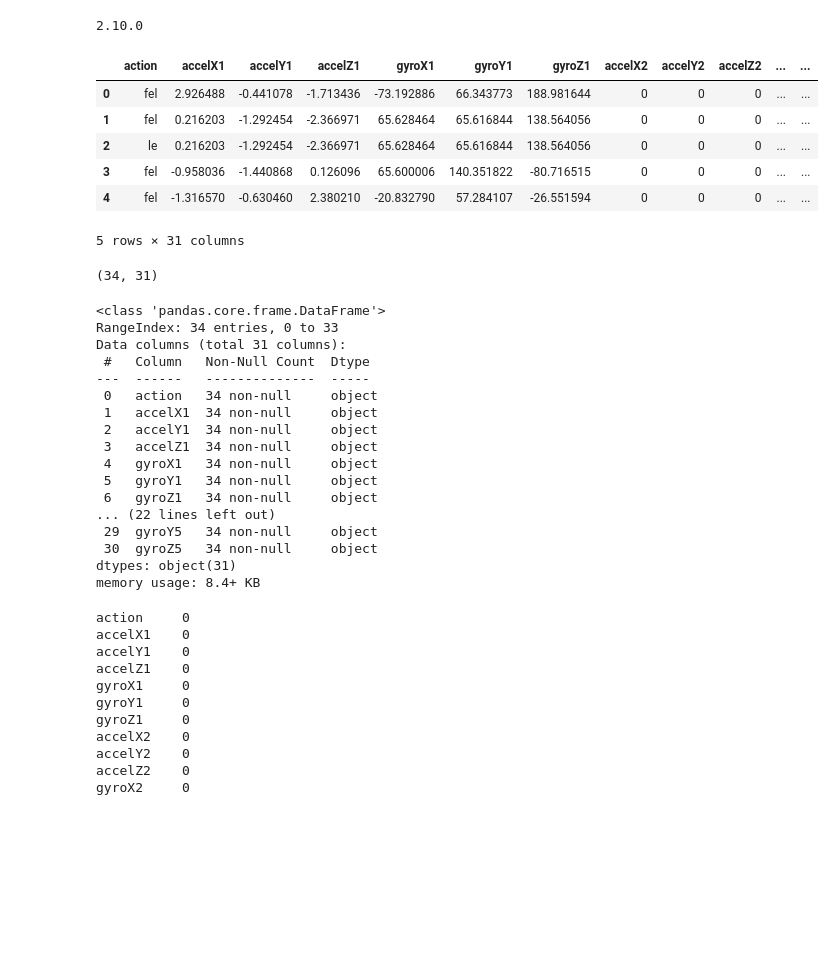
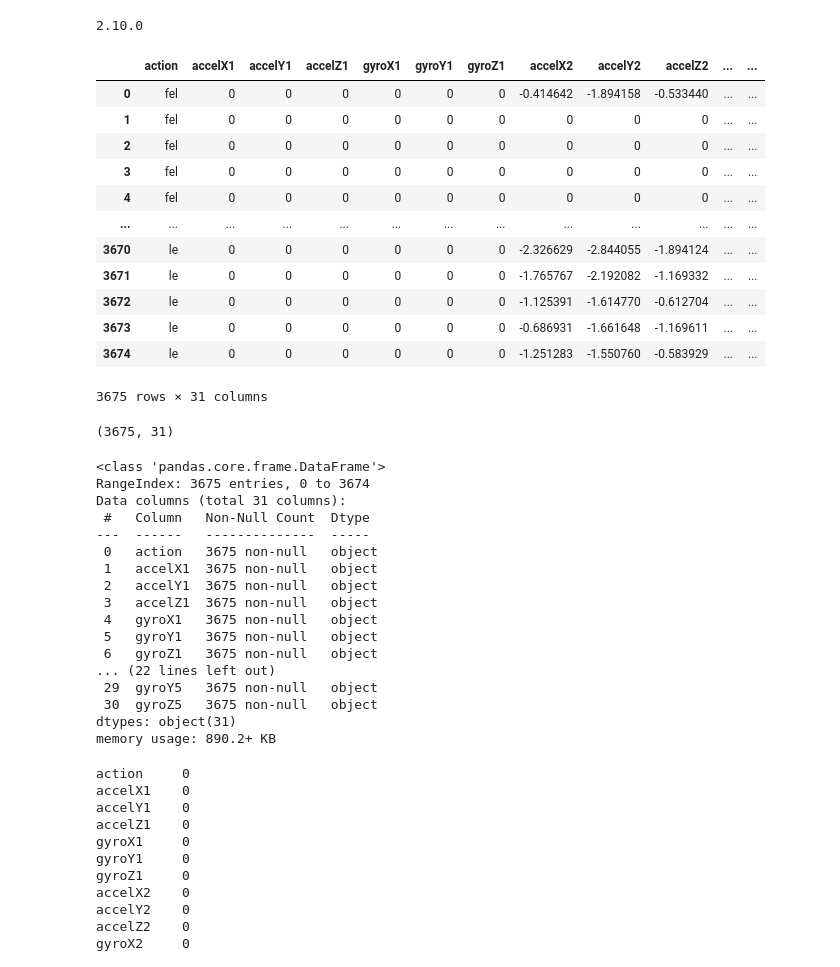
Before and after one commit to csabakoos/projektmunka, a Jupyter notebook: notebooks/model_generator/model_generator.ipynb, the cells around one changed output. Drawn from its saved outputs; the diff is of its cells as text; code cells hidden in the pictures; blank space fills up the shorter version.

```diff
--- a/notebooks/model_generator/model_generator.ipynb
+++ b/notebooks/model_generator/model_generator.ipynb
@@ -16,53 +16,60 @@ from sklearn.model_selection import train_test_split
 from sklearn.preprocessing import StandardScaler, LabelEncoder
 # %%
 results = []
-with open("../serial_collector/collected_data1.csv") as csvfile:
+with open("../serial_collector/x.csv") as csvfile:
     reader = csv.reader(csvfile, quoting=csv.QUOTE_NONE) # change contents to floats
     for row in reader: # each row is a list
         results.append(row)
 
 dataset = results
-columns = ['action', 'accelX1', 'accelY1', 'accelZ1', 'gyroX1', 'gyroY1', 'gyroZ1',
+columns = ['action',
+           'accelX1', 'accelY1', 'accelZ1', 'gyroX1', 'gyroY1', 'gyroZ1',
            'accelX2', 'accelY2', 'accelZ2', 'gyroX2', 'gyroY2', 'gyroZ2',
            'accelX3', 'accelY3', 'accelZ3', 'gyroX3', 'gyroY3', 'gyroZ3',
            'accelX4', 'accelY4', 'accelZ4', 'gyroX4', 'gyroY4', 'gyroZ4',
            'accelX5', 'accelY5', 'accelZ5', 'gyroX5', 'gyroY5', 'gyroZ5']
 data = pd.DataFrame(data = dataset, columns = columns)
-data.head()
+data
 # %% [output]
 |  | action | accelX1 | accelY1 | accelZ1 | gyroX1 | gyroY1 | gyroZ1 | accelX2 | accelY2 | accelZ2 | ... | ... |
-| 0 | fel | 2.926488 | -0.441078 | -1.713436 | -73.192886 | 66.343773 | 188.981644 | 0 | 0 | 0 | ... | ... |
-| 1 | fel | 0.216203 | -1.292454 | -2.366971 | 65.628464 | 65.616844 | 138.564056 | 0 | 0 | 0 | ... | ... |
-| 2 | le | 0.216203 | -1.292454 | -2.366971 | 65.628464 | 65.616844 | 138.564056 | 0 | 0 | 0 | ... | ... |
-| 3 | fel | -0.958036 | -1.440868 | 0.126096 | 65.600006 | 140.351822 | -80.716515 | 0 | 0 | 0 | ... | ... |
-| 4 | fel | -1.316570 | -0.630460 | 2.380210 | -20.832790 | 57.284107 | -26.551594 | 0 | 0 | 0 | ... | ... |
+| 0 | fel | 0 | 0 | 0 | 0 | 0 | 0 | -0.414642 | -1.894158 | -0.533440 | ... | ... |
+| 1 | fel | 0 | 0 | 0 | 0 | 0 | 0 | 0 | 0 | 0 | ... | ... |
+| 2 | fel | 0 | 0 | 0 | 0 | 0 | 0 | 0 | 0 | 0 | ... | ... |
+| 3 | fel | 0 | 0 | 0 | 0 | 0 | 0 | 0 | 0 | 0 | ... | ... |
+| 4 | fel | 0 | 0 | 0 | 0 | 0 | 0 | 0 | 0 | 0 | ... | ... |
+| ... | ... | ... | ... | ... | ... | ... | ... | ... | ... | ... | ... | ... |
+| 3670 | le | 0 | 0 | 0 | 0 | 0 | 0 | -2.326629 | -2.844055 | -1.894124 | ... | ... |
+| 3671 | le | 0 | 0 | 0 | 0 | 0 | 0 | -1.765767 | -2.192082 | -1.169332 | ... | ... |
+| 3672 | le | 0 | 0 | 0 | 0 | 0 | 0 | -1.125391 | -1.614770 | -0.612704 | ... | ... |
+| 3673 | le | 0 | 0 | 0 | 0 | 0 | 0 | -0.686931 | -1.661648 | -1.169611 | ... | ... |
+| 3674 | le | 0 | 0 | 0 | 0 | 0 | 0 | -1.251283 | -1.550760 | -0.583929 | ... | ... |
-5 rows × 31 columns
+3675 rows × 31 columns
 # %%
 #data.shape => (x, y)
 #data has x rows and y columns.
 data.shape
 # %% [output]
-(34, 31)
+(3675, 31)
 # %%
 data.info()
 # %% [output]
 <class 'pandas.core.frame.DataFrame'>
-RangeIndex: 34 entries, 0 to 33
+RangeIndex: 3675 entries, 0 to 3674
 Data columns (total 31 columns):
  #   Column   Non-Null Count  Dtype
 ---  ------   --------------  -----
- 0   action   34 non-null     object
- 1   accelX1  34 non-null     object
- 2   accelY1  34 non-null     object
- 3   accelZ1  34 non-null     object
- 4   gyroX1   34 non-null     object
- 5   gyroY1   34 non-null     object
- 6   gyroZ1   34 non-null     object
+ 0   action   3675 non-null   object
+ 1   accelX1  3675 non-null   object
+ 2   accelY1  3675 non-null   object
+ 3   accelZ1  3675 non-null   object
+ 4   gyroX1   3675 non-null   object
+ 5   gyroY1   3675 non-null   object
+ 6   gyroZ1   3675 non-null   object
 ... (22 lines left out)
- 29  gyroY5   34 non-null     object
- 30  gyroZ5   34 non-null     object
+ 29  gyroY5   3675 non-null   object
+ 30  gyroZ5   3675 non-null   object
 dtypes: object(31)
-memory usage: 8.4+ KB
+memory usage: 890.2+ KB
 # %%
 data.isnull().sum()
 # %% [output]
```
Also changed, not shown: parts of 15 cells of this notebook, 12 other files.
